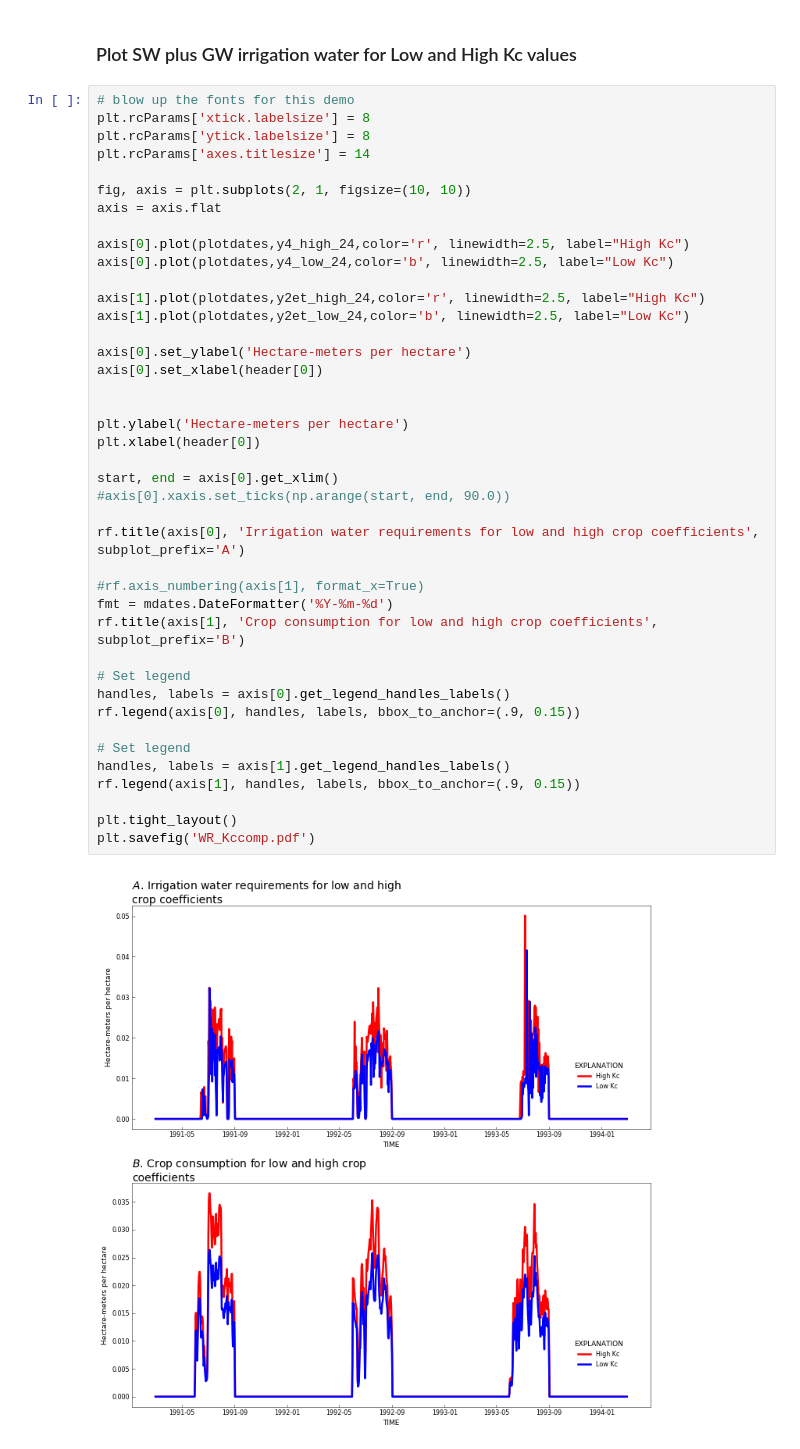
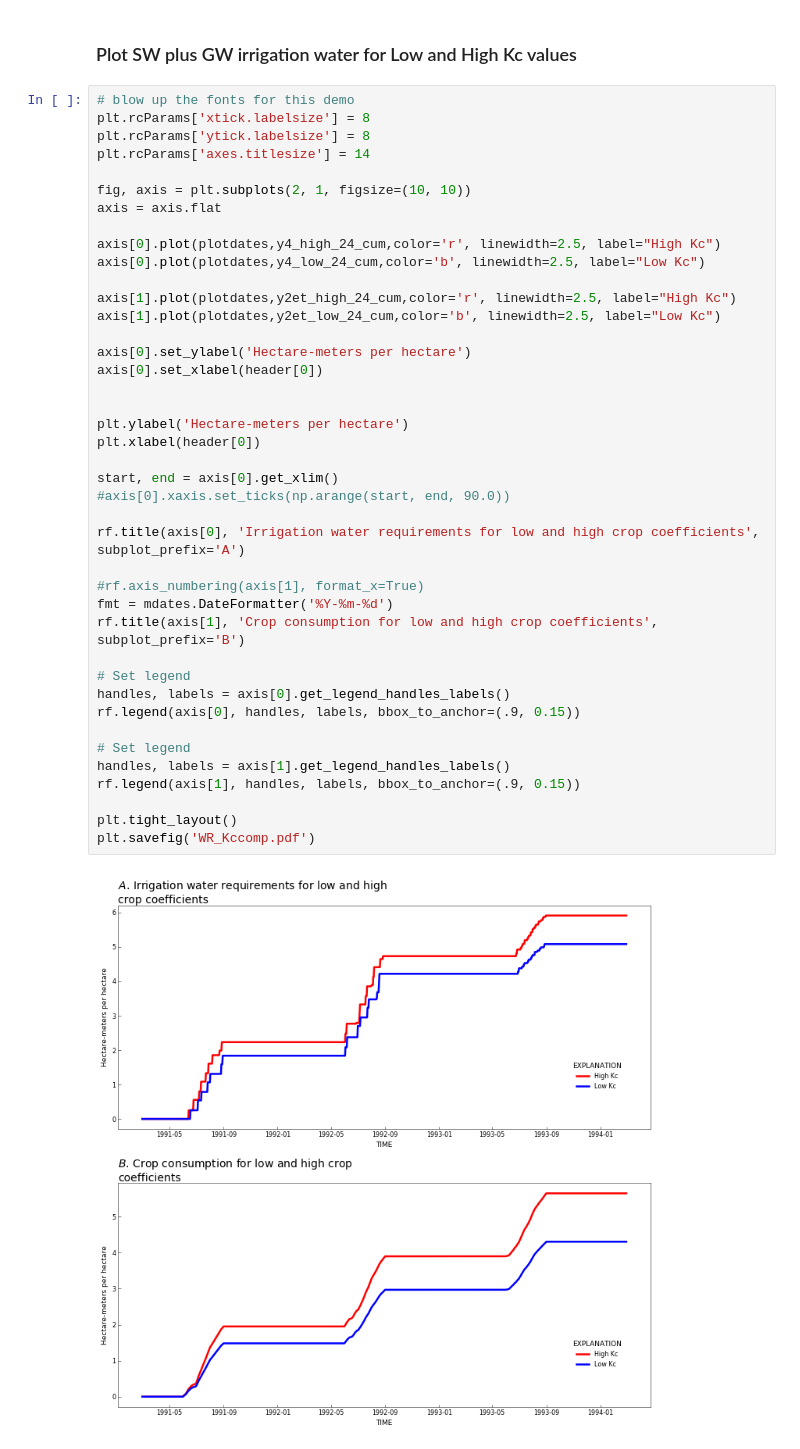
Before and after one commit to rniswon/gsflow_examples, a Jupyter notebook: sagehen_Agwater/notebook/Ag_ETdemand.ipynb, the cells around one changed output. Cells and saved outputs as stored; diff of their text form.

```diff
--- a/sagehen_Agwater/notebook/Ag_ETdemand.ipynb
+++ b/sagehen_Agwater/notebook/Ag_ETdemand.ipynb
@@ -425,37 +425,37 @@ plt.rcParams['axes.titlesize'] = 14
 fig, axis = plt.subplots(2, 1, figsize=(10, 10))
 axis = axis.flat
 
-axis[0].plot(plotdates,y4_high_24,color='r', linewidth=2.5, label="High Kc")
-axis[0].plot(plotdates,y4_low_24,color='b', linewidth=2.5, label="Low Kc")
+axis[0].plot(plotdates,y4_high_24_cum,color='r', linewidth=2.5, label="High Kc")
+axis[0].plot(plotdates,y4_low_24_cum,color='b', linewidth=2.5, label="Low Kc")
 
-axis[1].plot(plotdates,y2et_high_24,color='r', linewidth=2.5, label="High Kc")
-axis[1].plot(plotdates,y2et_low_24,color='b', linewidth=2.5, label="Low Kc")
+axis[1].plot(plotdates,y2et_high_24_cum,color='r', linewidth=2.5, label="High Kc")
+axis[1].plot(plotdates,y2et_low_24_cum,color='b', linewidth=2.5, label="Low Kc")
 
 axis[0].set_ylabel('Hectare-meters per hectare')
 axis[0].set_xlabel(header[0])
 
 
 plt.ylabel('Hectare-meters per hectare')
 plt.xlabel(header[0])
 
 start, end = axis[0].get_xlim()
 #axis[0].xaxis.set_ticks(np.arange(start, end, 90.0))
 
 rf.title(axis[0], 'Irrigation water requirements for low and high crop coefficients', subplot_prefix='A')
 
 #rf.axis_numbering(axis[1], format_x=True)
 fmt = mdates.DateFormatter('%Y-%m-%d')
 rf.title(axis[1], 'Crop consumption for low and high crop coefficients', subplot_prefix='B')
 
 # Set legend
 handles, labels = axis[0].get_legend_handles_labels()
 rf.legend(axis[0], handles, labels, bbox_to_anchor=(.9, 0.15))
 
 # Set legend
 handles, labels = axis[1].get_legend_handles_labels()
 rf.legend(axis[1], handles, labels, bbox_to_anchor=(.9, 0.15))
 
 plt.tight_layout()
 plt.savefig('WR_Kccomp.pdf')
 # %% [output]
-[figure, old version]
+[figure, new version]
```
Also changed, not shown: parts of 4 cells of this notebook, 1 other file.
